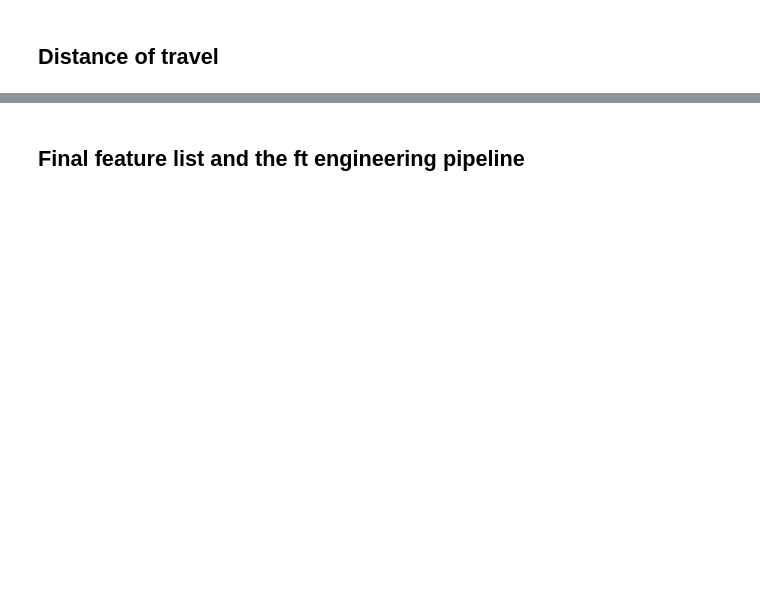
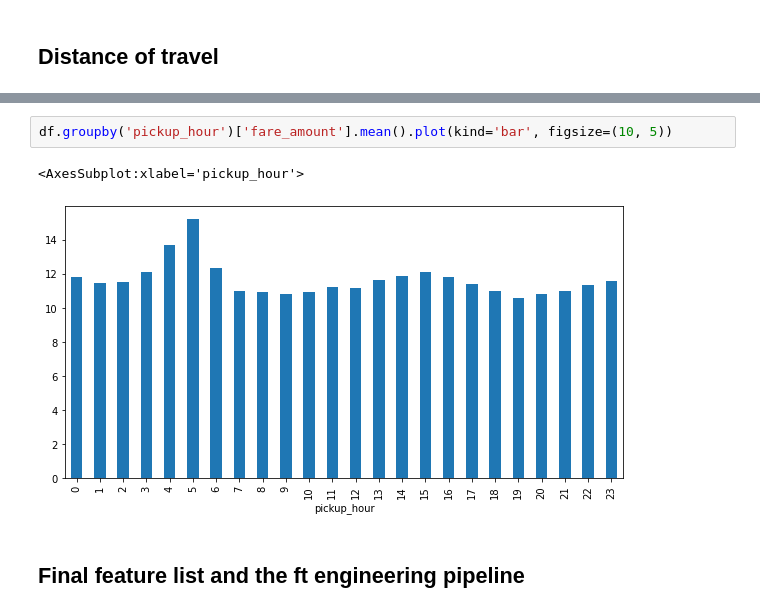
Before and after one commit to Eligijus112/big-data-ml, a Jupyter notebook: data_analysis.ipynb, the cells around one changed output, grey strips where cells are left out. Saved outputs shown, nothing was run; the diff lists cells and outputs as text; blank space fills up the shorter version.

```diff
--- a/data_analysis.ipynb
+++ b/data_analysis.ipynb
@@ -133,3 +138,8 @@ def distance_calculation(df):
+# %%
+df.groupby('pickup_hour')['fare_amount'].mean().plot(kind='bar', figsize=(10, 5))
+# %% [output]
+<AxesSubplot:xlabel='pickup_hour'>
+[figure, added]
 # %% [markdown]
 ## Final feature list and the ft engineering pipeline
 # %%
```
Also changed, not shown: parts of 32 cells of this notebook, 2 other files.
